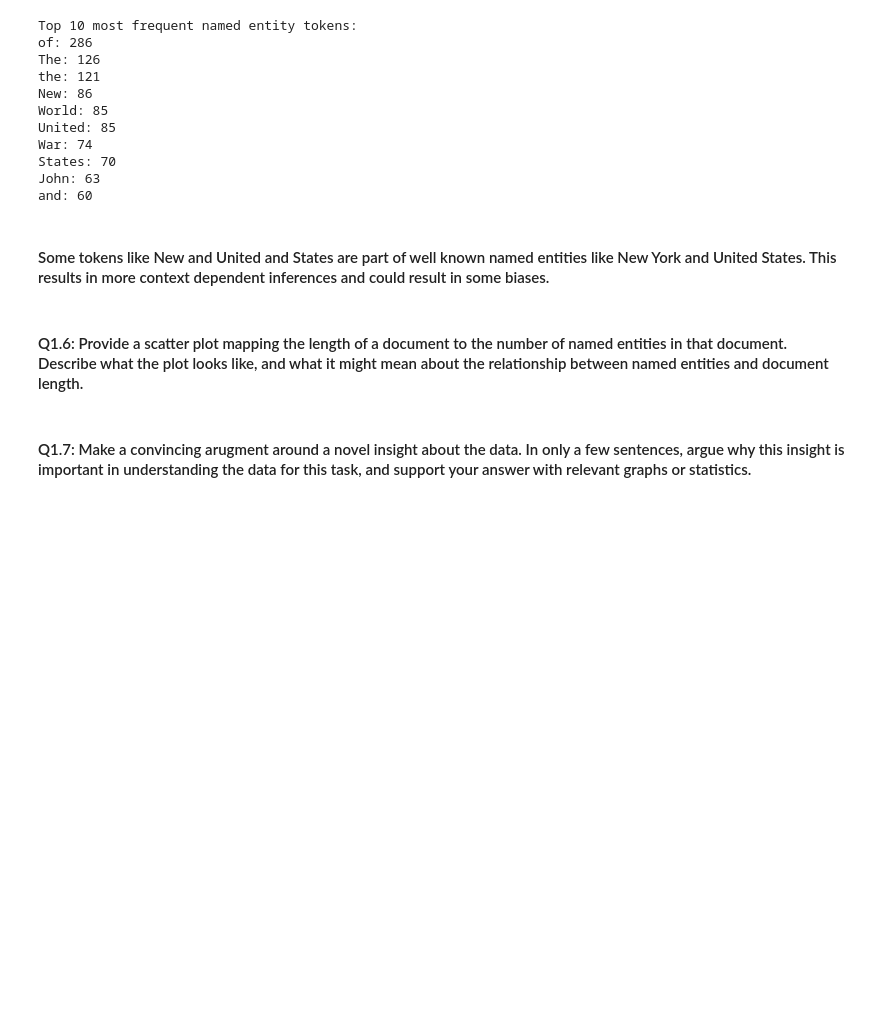
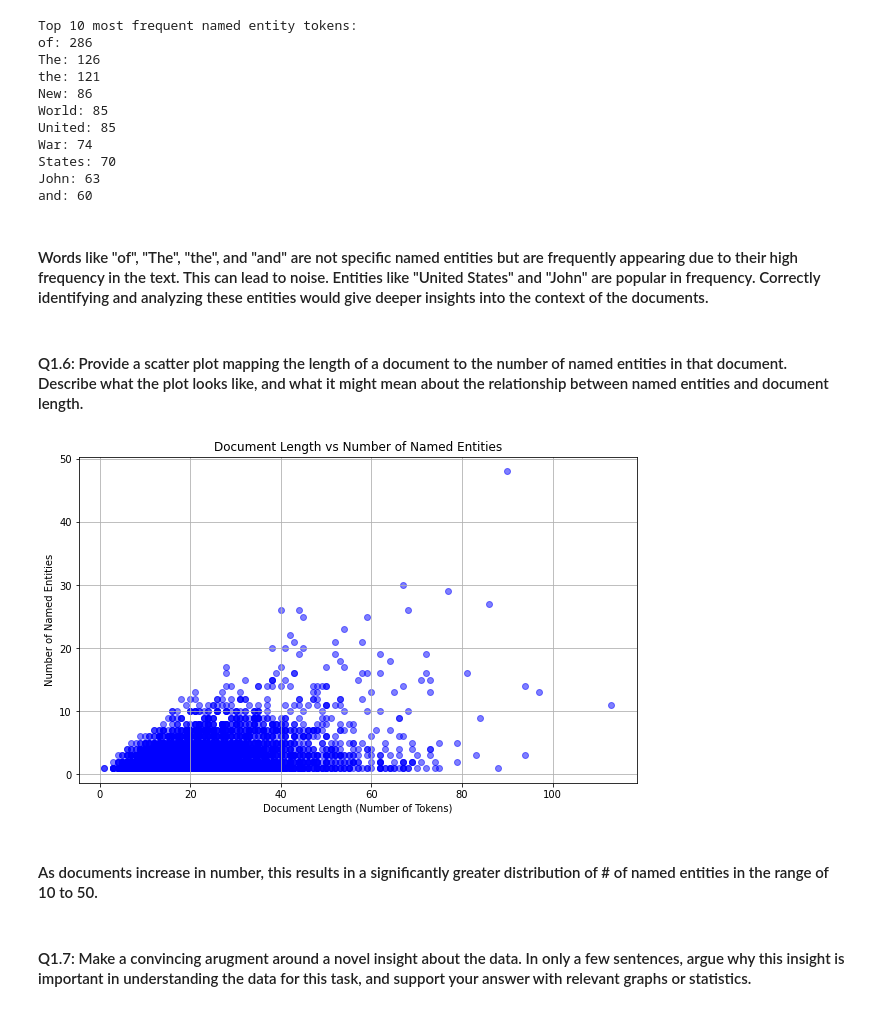
Before and after one commit to AbdulganiMuhammedsanii/nlphw1, a Jupyter notebook: hw1-release/hw1_studentfacing_sp25_cs4740.ipynb, the cells around one changed output. Saved outputs shown, nothing was run; the diff lists cells and outputs as text; code cells hidden in the pictures; blank space fills up the shorter version.

```diff
--- a/hw1-release/hw1_studentfacing_sp25_cs4740.ipynb
+++ b/hw1-release/hw1_studentfacing_sp25_cs4740.ipynb
@@ -296,7 +300,7 @@ War: 74
 States: 70
 John: 63
 and: 60
-# %% [markdown]
-#### Some tokens like New and United and States are part of well known named entities like New York and United States. This results in more context dependent inferences and could result in some biases.
+# %% [markdown]
+#### Words like "of", "The", "the", and "and" are not specific named entities but are frequently appearing due to their high frequency in the text. This can lead to noise. Entities like "United States" and "John" are popular in frequency. Correctly identifying and analyzing these entities would give deeper insights into the context of the documents.
 # %% [markdown]
 #### Q1.6: Provide a scatter plot mapping the length of a document to the number of named entities in that document. Describe what the plot looks like, and what it might mean about the relationship between named entities and document length.
@@ -305,3 +307,27 @@ and: 60
+# %%
+doc_lengths = []
+entity_count = []
+
+# Calculate document lengths and named entity counts
+for tokens, ner_tags in zip(training_data['text'], training_data['NER']):
+    doc_length = len(tokens)
+    named_entities = sum(1 for tag in ner_tags if tag.startswith("B-") or tag.startswith("I-"))
+
+    doc_lengths.append(doc_length)
+    entity_count.append(named_entities)
+
+# Create scatter plot
+plt.figure(figsize=(10, 6))
+plt.scatter(doc_lengths, entity_count, color='b', alpha=0.5)
+plt.title('Document Length vs Number of Named Entities')
+plt.xlabel('Document Length (Number of Tokens)')
+plt.ylabel('Number of Named Entities')
+plt.grid(True)
+plt.show()
+# %% [output]
+[figure, added]
+# %% [markdown]
+#### As documents increase in number, this results in a significantly greater distribution of # of named entities in the range of 10 to 50.
 # %% [markdown]
 #### Q1.7: Make a convincing arugment around a novel insight about the data. In only a few sentences, argue why this insight is important in understanding the data for this task, and support your answer with relevant graphs or statistics.
 # %%
```
Also changed, not shown: parts of 2 cells of this notebook.
